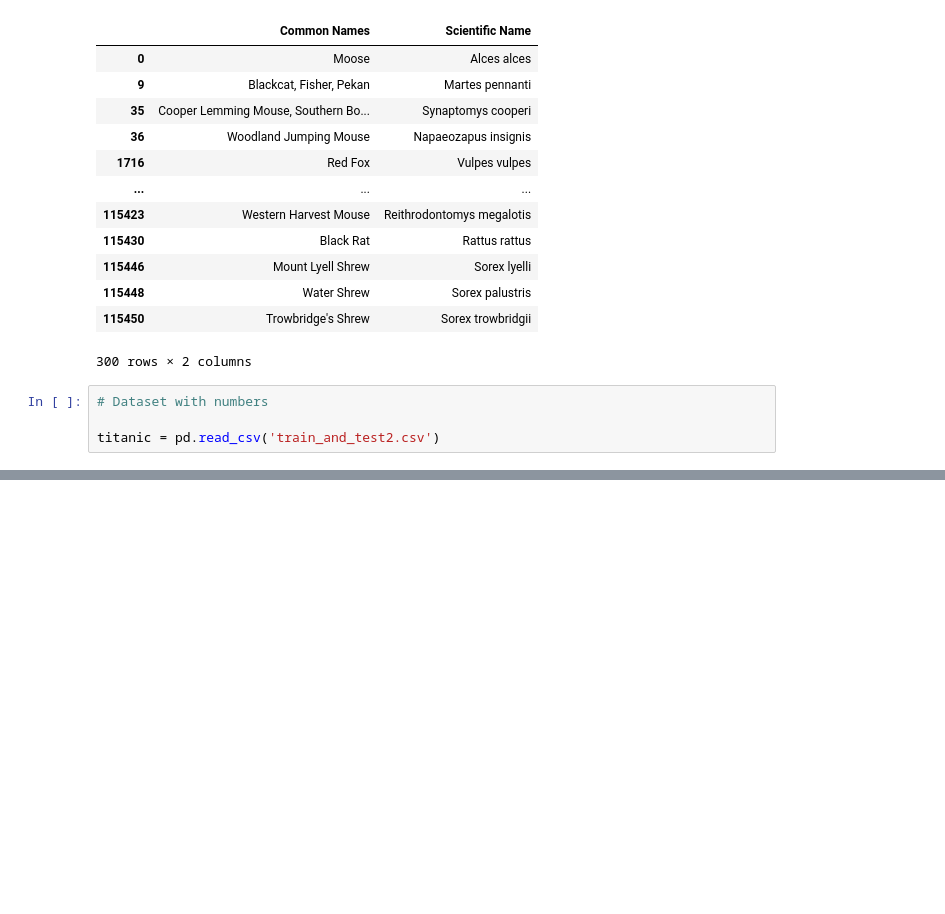
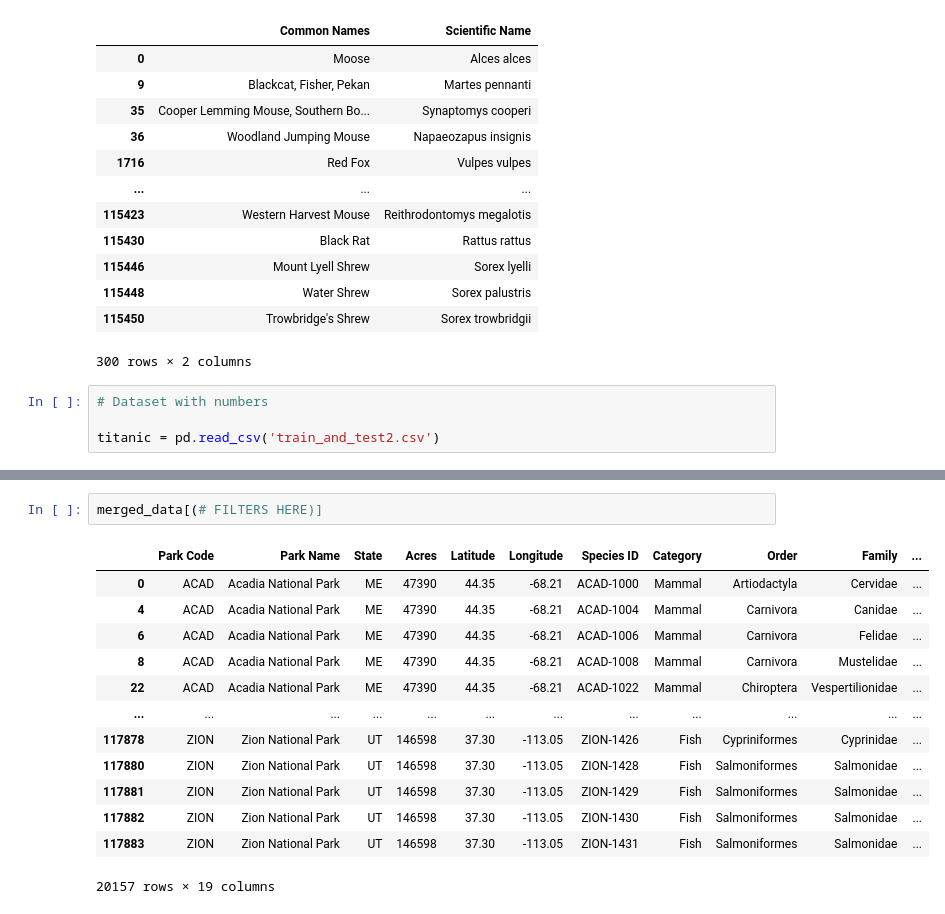
Before and after one commit to vishnukadiyala/LearnPython, a Jupyter notebook: pandaspython.ipynb, the cells around one changed output, grey strips where cells are left out. Saved outputs shown, nothing was run; the diff lists cells and outputs as text; blank space fills up the shorter version.

```diff
--- a/pandaspython.ipynb
+++ b/pandaspython.ipynb
@@ -198,0 +259,16 @@ titanic.head(2)
+# %%
+merged_data[(# FILTERS HERE)]
+# %% [output]
+|  | Park Code | Park Name | State | Acres | Latitude | Longitude | Species ID | Category | Order | Family | ... |
+| 0 | ACAD | Acadia National Park | ME | 47390 | 44.35 | -68.21 | ACAD-1000 | Mammal | Artiodactyla | Cervidae | ... |
+| 4 | ACAD | Acadia National Park | ME | 47390 | 44.35 | -68.21 | ACAD-1004 | Mammal | Carnivora | Canidae | ... |
+| 6 | ACAD | Acadia National Park | ME | 47390 | 44.35 | -68.21 | ACAD-1006 | Mammal | Carnivora | Felidae | ... |
+| 8 | ACAD | Acadia National Park | ME | 47390 | 44.35 | -68.21 | ACAD-1008 | Mammal | Carnivora | Mustelidae | ... |
+| 22 | ACAD | Acadia National Park | ME | 47390 | 44.35 | -68.21 | ACAD-1022 | Mammal | Chiroptera | Vespertilionidae | ... |
+| ... | ... | ... | ... | ... | ... | ... | ... | ... | ... | ... | ... |
+| 117878 | ZION | Zion National Park | UT | 146598 | 37.30 | -113.05 | ZION-1426 | Fish | Cypriniformes | Cyprinidae | ... |
+| 117880 | ZION | Zion National Park | UT | 146598 | 37.30 | -113.05 | ZION-1428 | Fish | Salmoniformes | Salmonidae | ... |
+| 117881 | ZION | Zion National Park | UT | 146598 | 37.30 | -113.05 | ZION-1429 | Fish | Salmoniformes | Salmonidae | ... |
+| 117882 | ZION | Zion National Park | UT | 146598 | 37.30 | -113.05 | ZION-1430 | Fish | Salmoniformes | Salmonidae | ... |
+| 117883 | ZION | Zion National Park | UT | 146598 | 37.30 | -113.05 | ZION-1431 | Fish | Salmoniformes | Salmonidae | ... |
+20157 rows × 19 columns
```
Also changed, not shown: parts of 11 cells of this notebook, 2 other files.
